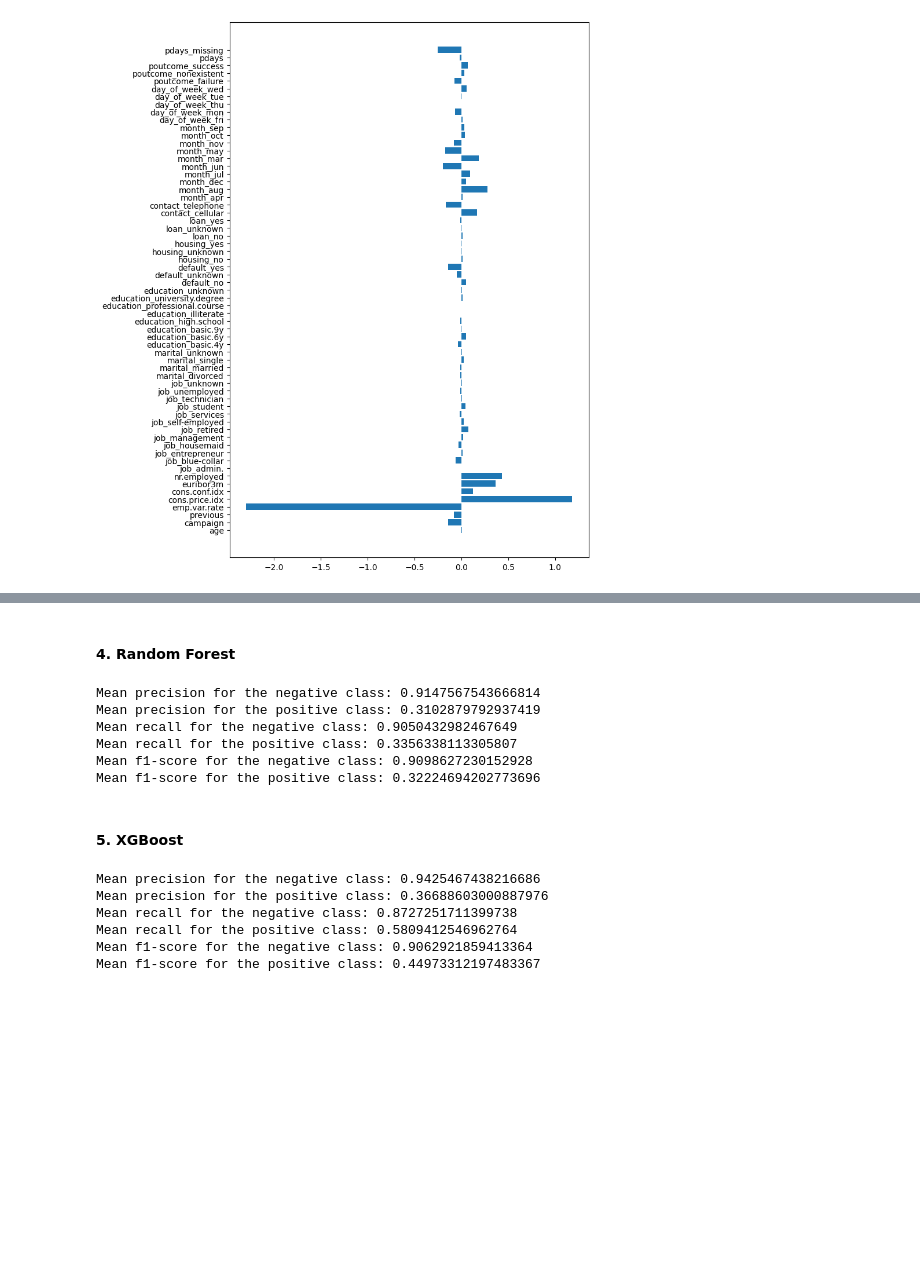
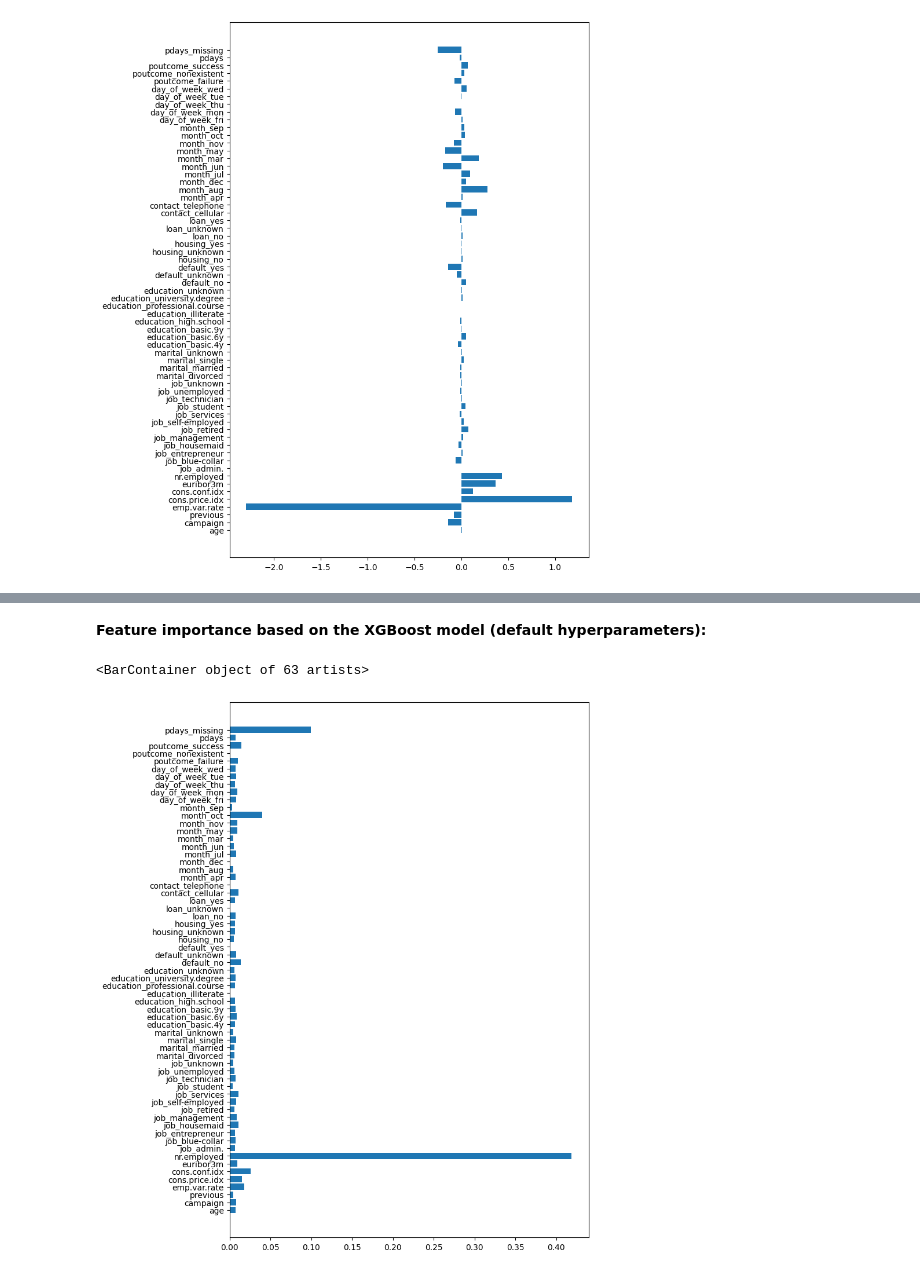
Before and after one commit to thaianle/bank-marketing, a Jupyter notebook: bank-marketing.ipynb, the cells around one changed output, grey strips where cells are left out. Saved outputs shown, nothing was run; the diff lists cells and outputs as text; code cells hidden in the pictures; blank space fills up the shorter version.

Commit message:
Add boosting algorithms and refine output

```diff
--- a/bank-marketing.ipynb
+++ b/bank-marketing.ipynb
@@ -648,24 +646,10 @@ Mean f1-score for the positive class: 0.32224694202773696
-# %% [markdown]
-#### 4. Random Forest
-# %%
-rf = RandomForestClassifier(random_state = my_seed)
-print_output(dt)
-# %% [output]
-Mean precision for the negative class: 0.9147567543666814
-Mean precision for the positive class: 0.3102879792937419
-Mean recall for the negative class: 0.9050432982467649
-Mean recall for the positive class: 0.3356338113305807
-Mean f1-score for the negative class: 0.9098627230152928
-Mean f1-score for the positive class: 0.32224694202773696
-# %% [markdown]
-#### 5. XGBoost
-# %%
-xgb_classifier = xgb.XGBClassifier(random_state = my_seed)
-print_output(xgb_classifier)
-# %% [output]
-Mean precision for the negative class: 0.9425467438216686
-Mean precision for the positive class: 0.36688603000887976
-Mean recall for the negative class: 0.8727251711399738
-Mean recall for the positive class: 0.5809412546962764
-Mean f1-score for the negative class: 0.9062921859413364
-Mean f1-score for the positive class: 0.44973312197483367
+# %% [markdown]
+**Feature importance based on the XGBoost model (default hyperparameters):**
+# %%
+xgboost = xgb.XGBClassifier(random_state = my_seed)
+result_table('XGBoost', xgboost)
+fig, ax = plt.subplots(figsize = (8, 12))
+plt.barh(bank_marketing_features.columns.tolist(), xgboost.feature_importances_)
+# %% [output]
+<BarContainer object of 63 artists>
+[figure, added]
```
Also changed, not shown: parts of 17 cells of this notebook, 4 other files.
